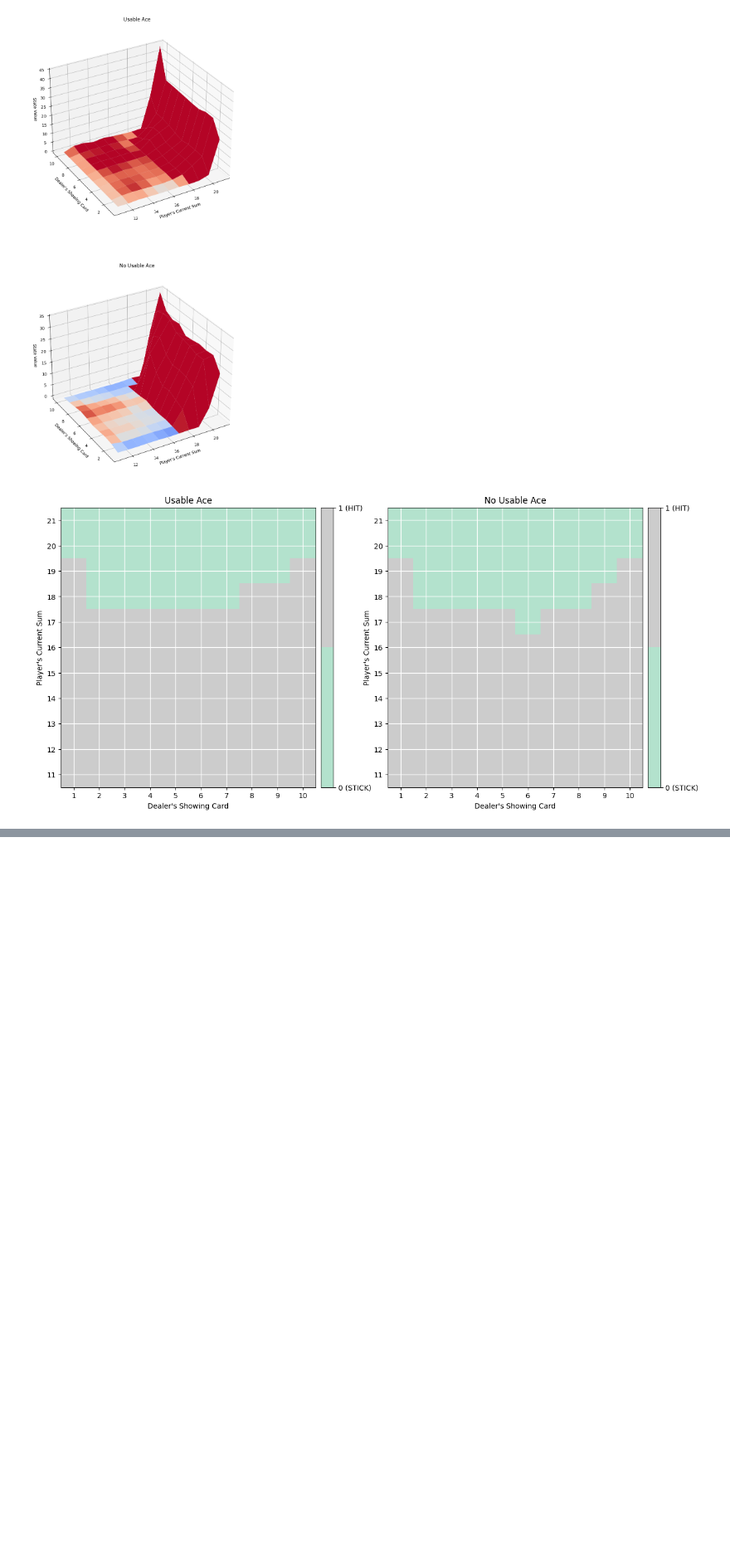
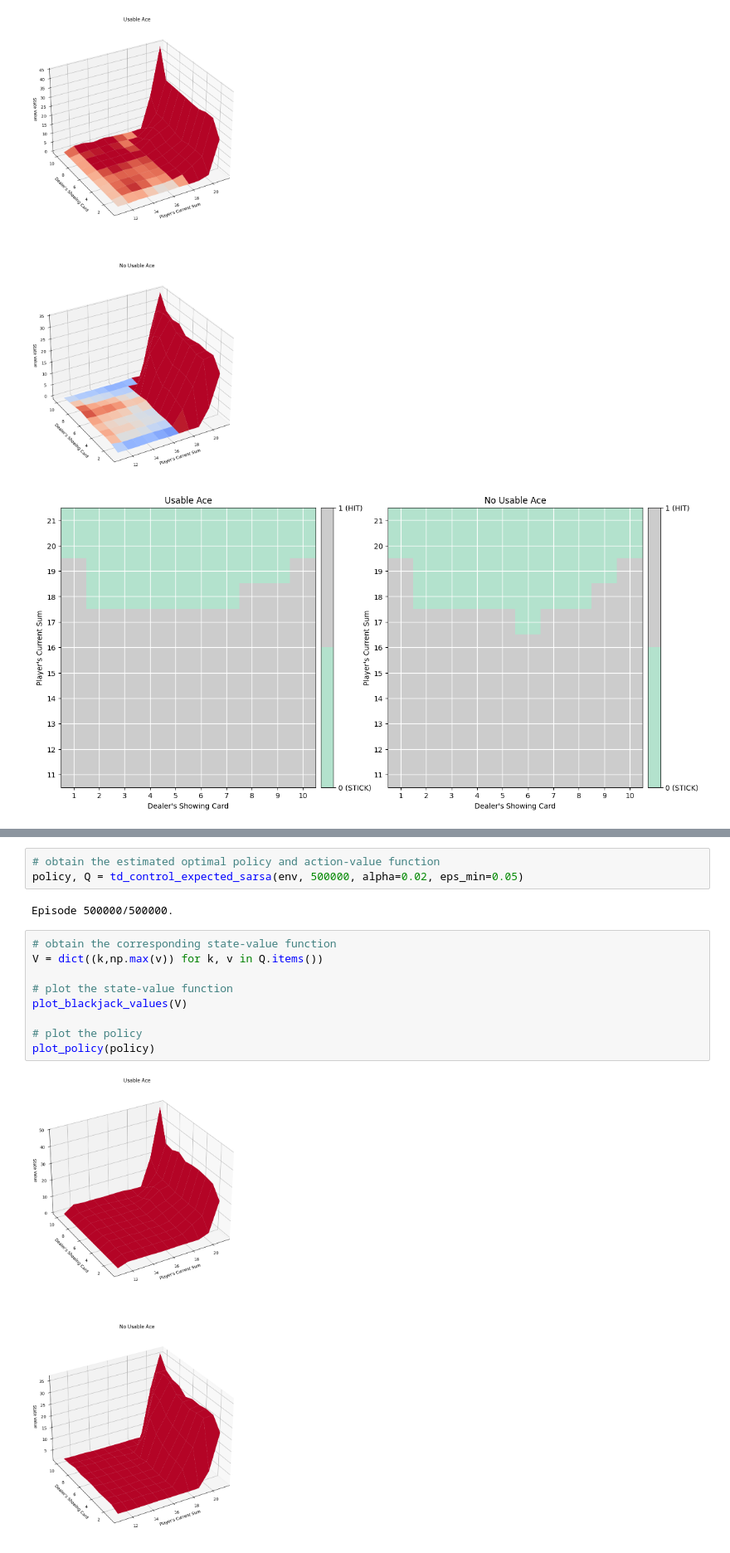
Before and after one commit to deepbiolab/drl, a Jupyter notebook: temporal-difference-methods/temporal-difference.ipynb, the cells around one changed output, grey strips where cells are left out. Shown at 83% size. Cells and saved outputs as stored; diff of their text form; blank space fills up the shorter version.

Commit message:
Add discussion of TD control

```diff
--- a/temporal-difference-methods/temporal-difference.ipynb
+++ b/temporal-difference-methods/temporal-difference.ipynb
@@ -283,0 +351,16 @@ plot_policy(policy)
+# %%
+# obtain the estimated optimal policy and action-value function
+policy, Q = td_control_expected_sarsa(env, 500000, alpha=0.02, eps_min=0.05)
+# %% [output]
+Episode 500000/500000.
+# %%
+# obtain the corresponding state-value function
+V = dict((k,np.max(v)) for k, v in Q.items())
+
+# plot the state-value function
+plot_blackjack_values(V)
+
+# plot the policy
+plot_policy(policy)
+# %% [output]
+[figure, added]
```
Also changed, not shown: parts of 14 cells of this notebook, 1 other file.
